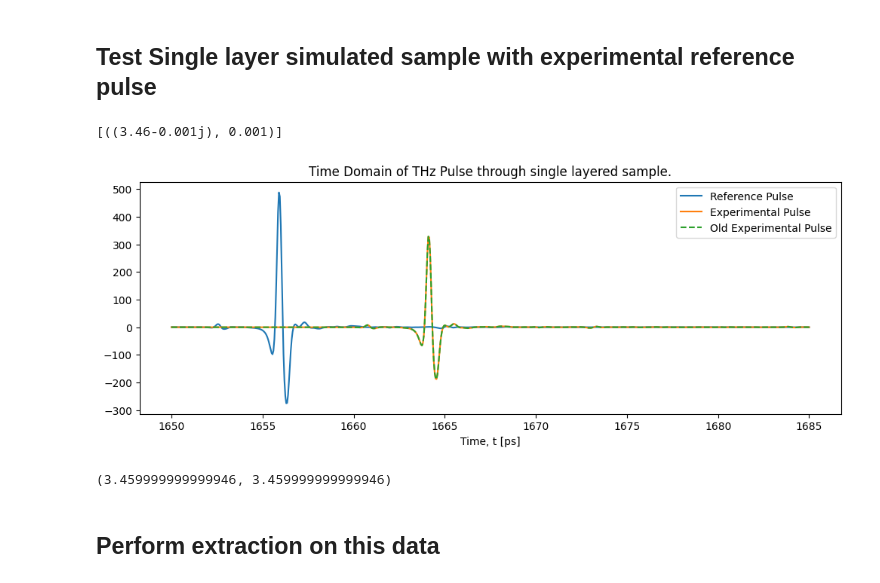
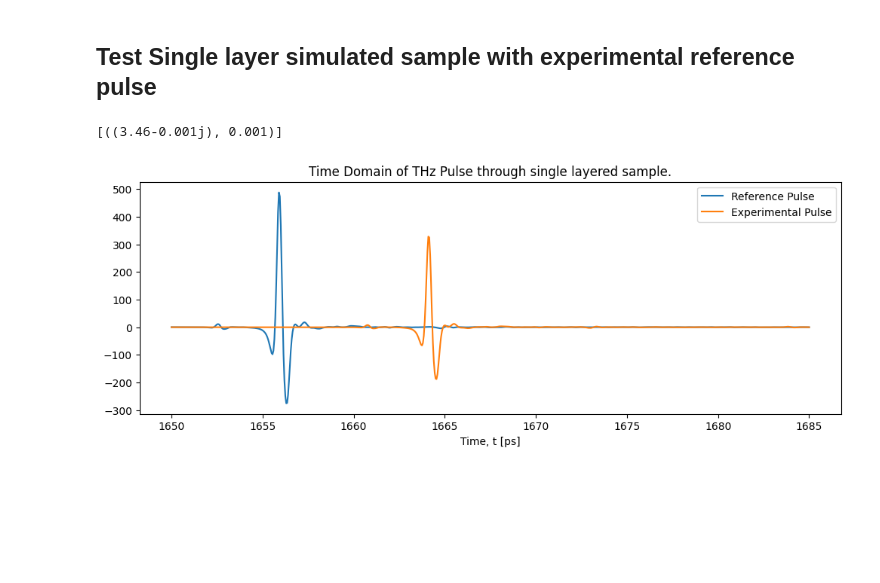
Before and after one commit to tls54/THz-TDS, a Jupyter notebook: Transfer Matrix Method/Experimental_reference.ipynb, the cells around one changed output. Cells and saved outputs as stored; diff of their text form; code cells hidden in the pictures; blank space fills up the shorter version.

```diff
--- a/Transfer Matrix Method/Experimental_reference.ipynb
+++ b/Transfer Matrix Method/Experimental_reference.ipynb
@@ -64,46 +63,29 @@ delta_t: 0.049999999999954525 ps
 # %%
 # Convert refence pulse to tensor
 reference_pulse = torch.tensor(reference_pulse, dtype=torch.float32)
 
 # Convert delta_t to seconds from pico seconds
 deltat = deltat * 1e-12
 
 # Material params
 n1, k1, d1 = 3.46, -0.001, 1e-3
 
 # Experimental material parameters (ground truth)
 material_params_exp = [(n1+1j*k1, d1)]
 
 # Simulate the experimental data
 _, experimental_pulse = simulate_parallel(reference_pulse, material_params_exp, deltat, noise_level=0)
 experimental_pulse = experimental_pulse[:L]
 
-_, old_experimental_pulse = old_sim_parallel(reference_pulse, material_params_exp, deltat, noise_level=0)
-old_experimental_pulse = old_experimental_pulse[:L]
 
 print(material_params_exp)
 plt.figure(figsize=(12,4))
 plt.title('Time Domain of THz Pulse through single layered sample.')
 plt.plot(t_axis, reference_pulse, label='Reference Pulse')
 plt.plot(t_axis, experimental_pulse.detach().cpu().numpy(), label='Experimental Pulse')
-plt.plot(t_axis, old_experimental_pulse.detach().cpu().numpy(), label='Old Experimental Pulse', linestyle='--')
 plt.xlabel('Time, t [ps]')
 plt.legend()
 plt.show()
 # %% [output]
 [((3.46-0.001j), 0.001)]
-[figure, old version]
+[figure, new version]
-# %%
-ref_peak = t_axis[np.argmax(reference_pulse)]
-old_peak = t_axis[np.argmax(old_experimental_pulse.detach().cpu().numpy())]
-new_peak = t_axis[np.argmax(experimental_pulse.detach().cpu().numpy())]
-
-n_old = (3e8 * (old_peak - ref_peak)* 1e-12)/d1 + 1
-
-n_new = (3e8 * (new_peak - ref_peak)* 1e-12)/d1 + 1
-
-n_old, n_new
-# %% [output]
-(3.459999999999946, 3.459999999999946)
-# %% [markdown]
-## Perform extraction on this data
```
Also changed, not shown: parts of 8 cells of this notebook, 4 other files.
